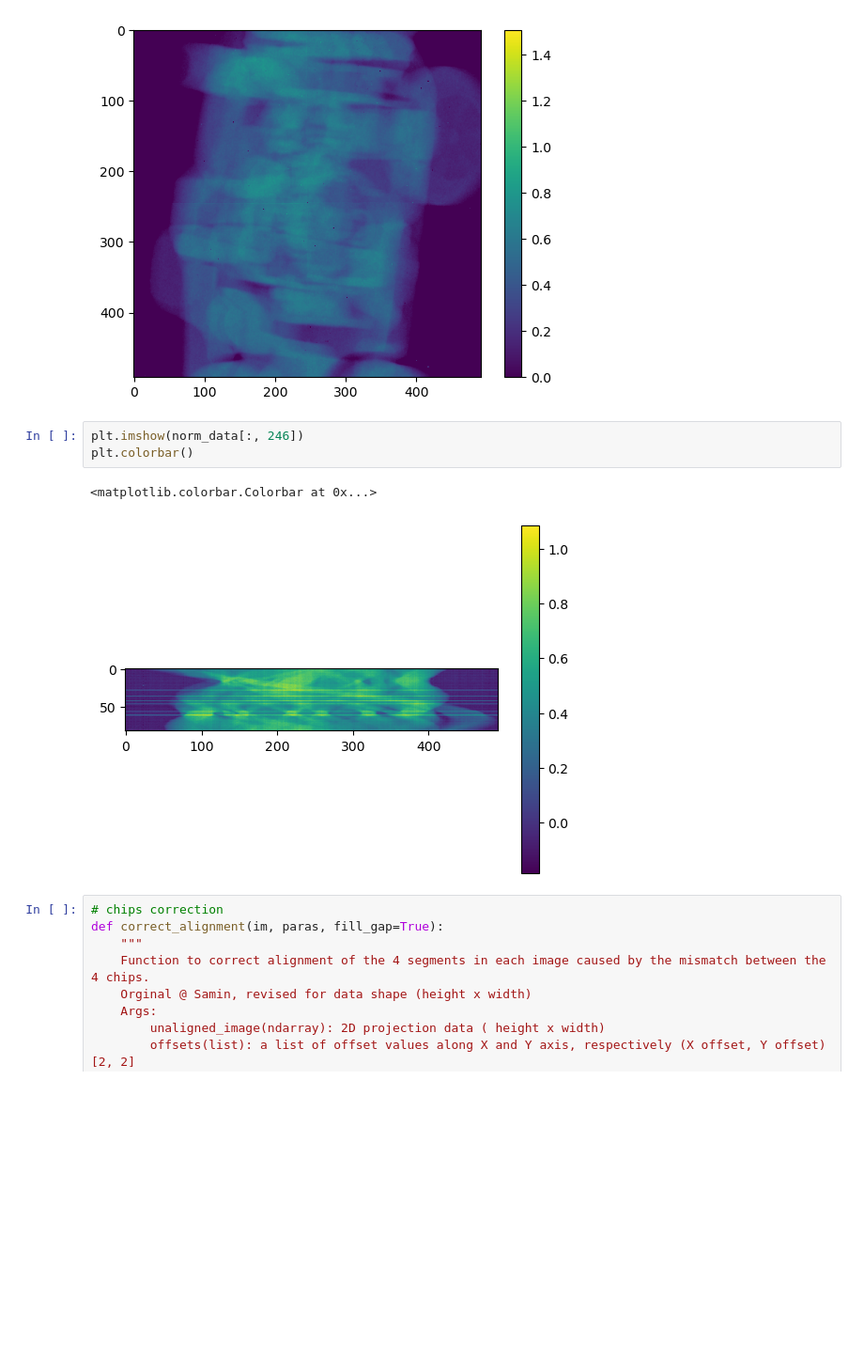
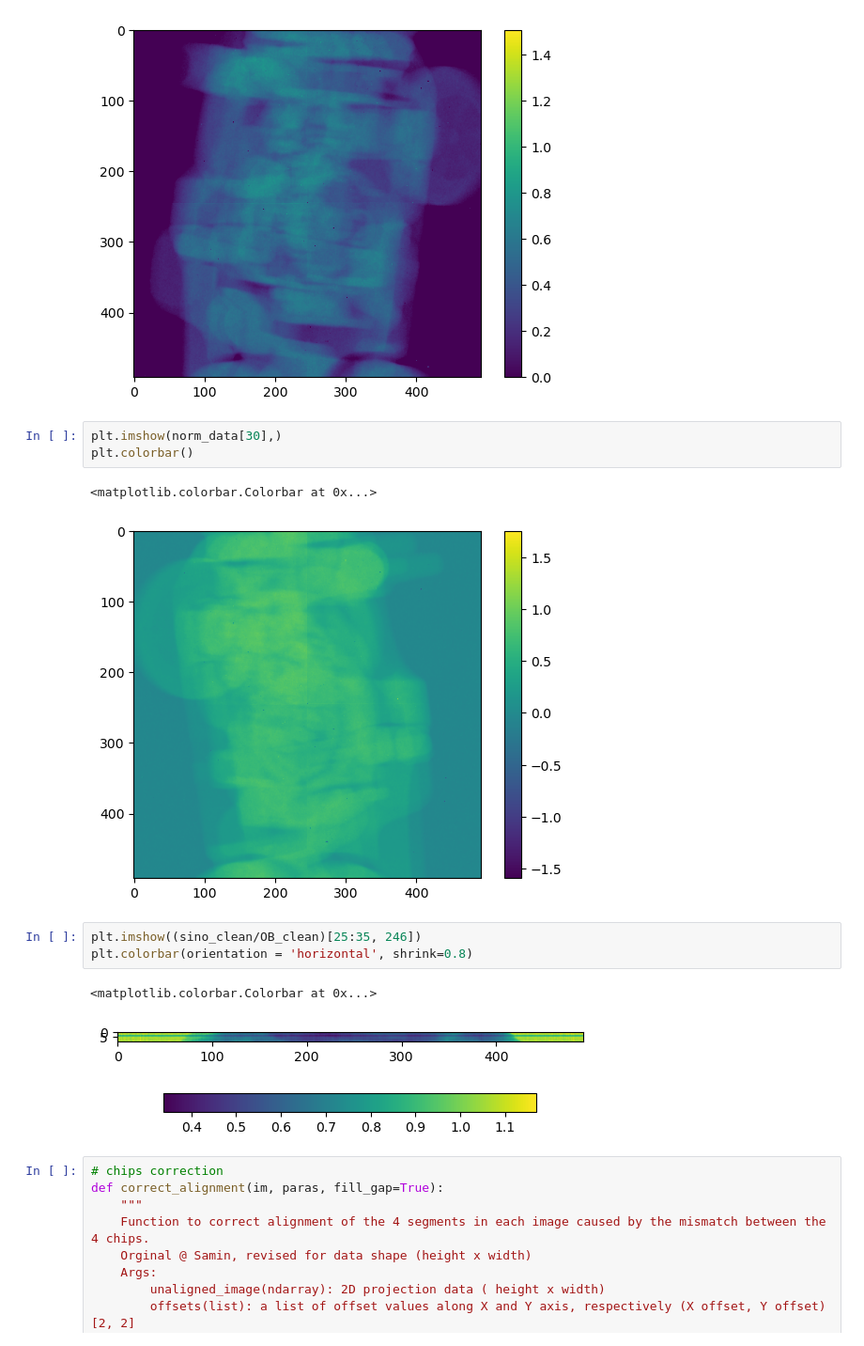
Before and after one commit to ornlneutronimaging/svmbir_notebooks, a Jupyter notebook: notebooks/white_beam_shimin.ipynb, the cells around one changed output. Shown at 94% size. Drawn from its saved outputs; the diff is of its cells as text; blank space fills up the shorter version.

```diff
--- a/notebooks/white_beam_shimin.ipynb
+++ b/notebooks/white_beam_shimin.ipynb
@@ -308,12 +338,18 @@ plt.colorbar()
 # %% [output]
 <matplotlib.colorbar.Colorbar at 0x...>
 [figure]
+# %%
+plt.imshow(norm_data[30],)
+plt.colorbar()
+# %% [output]
+<matplotlib.colorbar.Colorbar at 0x...>
+[figure, added]
 # %%
-plt.imshow(norm_data[:, 246])
-plt.colorbar()
+plt.imshow((sino_clean/OB_clean)[25:35, 246])
+plt.colorbar(orientation = 'horizontal', shrink=0.8)
 # %% [output]
 <matplotlib.colorbar.Colorbar at 0x...>
-[figure, old version]
+[figure, new version]
 # %%
 # chips correction
 def correct_alignment(im, paras, fill_gap=True):
```
Also changed, not shown: parts of 5 cells of this notebook.
